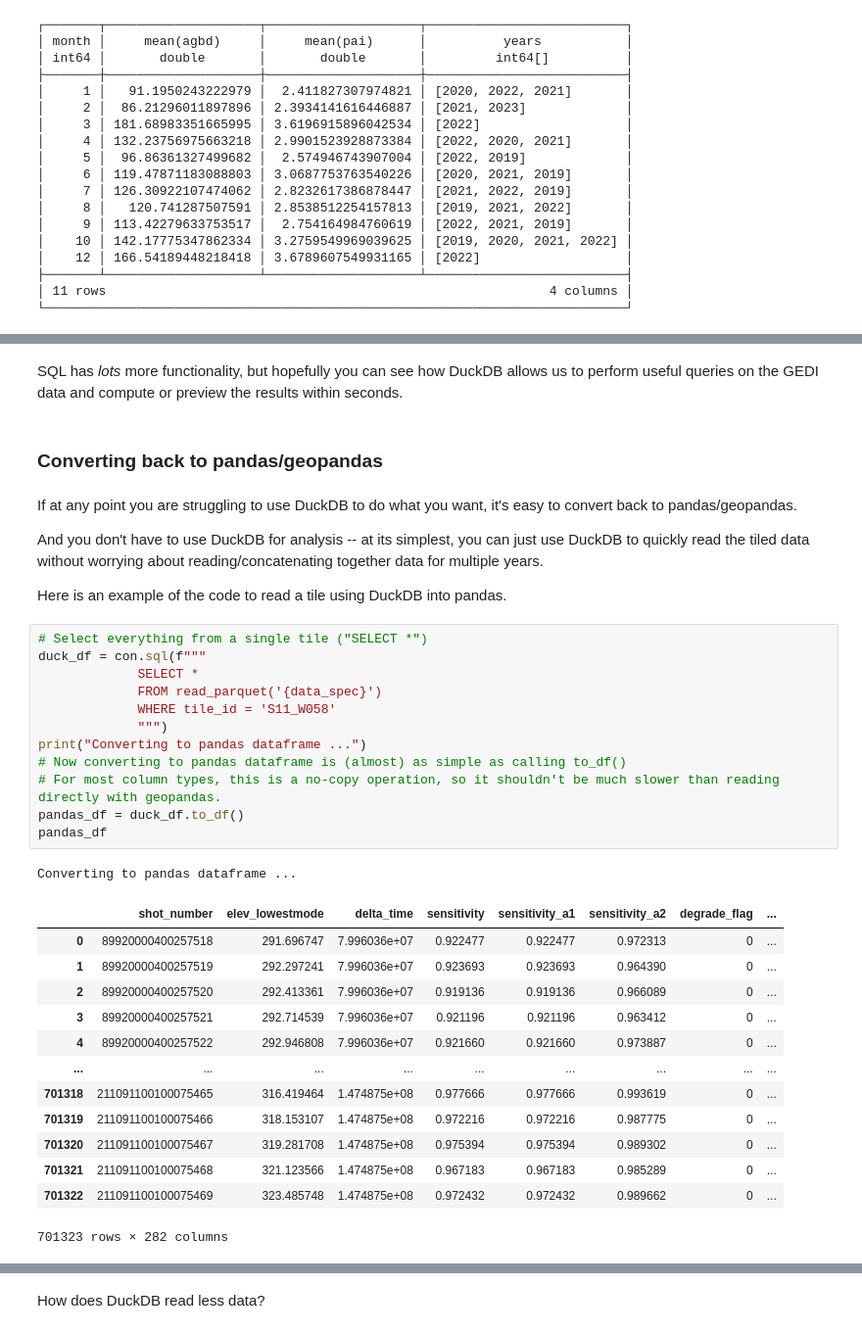
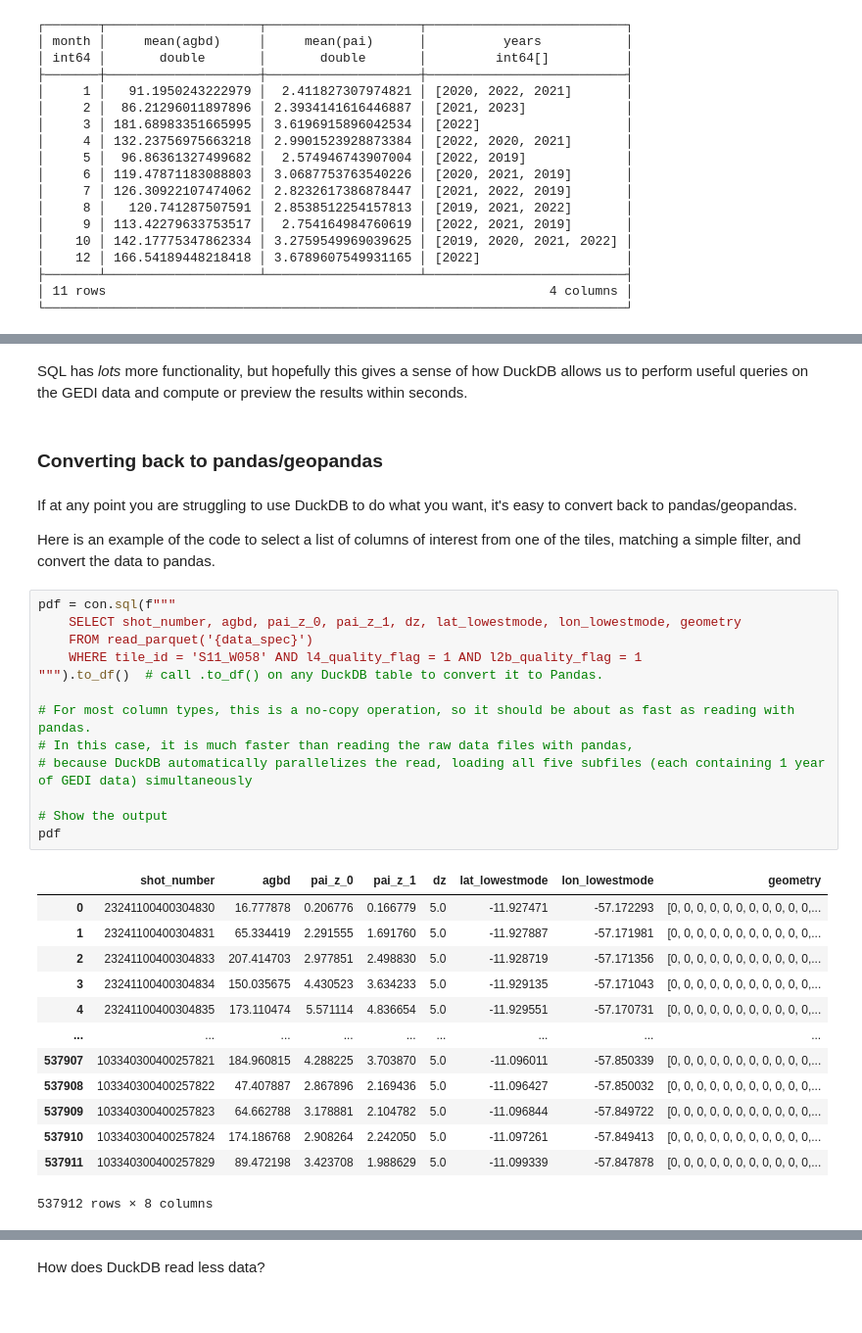
Before and after one commit to ameliaholcomb/gedi_tiler, a Jupyter notebook: tiling_demo.ipynb, the cells around one changed output, grey strips where cells are left out. Shown: that part at 98% size. Cells and saved outputs as stored; diff of their text form.

```diff
--- a/tiling_demo.ipynb
+++ b/tiling_demo.ipynb
@@ -354,41 +431,38 @@ con.sql(f"""
 # %% [markdown]
-SQL has _lots_ more functionality, but hopefully you can see how DuckDB allows us to perform useful queries on the GEDI data and compute or preview the results within seconds.
+SQL has _lots_ more functionality, but hopefully this gives a sense of how DuckDB allows us to perform useful queries on the GEDI data and compute or preview the results within seconds.
 # %% [markdown]
 ### Converting back to pandas/geopandas
 # %% [markdown]
 If at any point you are struggling to use DuckDB to do what you want, it's easy to convert back to pandas/geopandas.
 
-And you don't have to use DuckDB for analysis -- at its simplest, you can just
-use DuckDB to quickly read the tiled data without worrying about reading/concatenating together data for multiple years.
-
-Here is an example of the code to read a tile using DuckDB into pandas.
+Here is an example of the code to select a list of columns of interest from one of the tiles, matching a simple filter, and convert the data to pandas.
 # %%
-# Select everything from a single tile ("SELECT *")
-duck_df = con.sql(f"""
-             SELECT *
-             FROM read_parquet('{data_spec}')
-             WHERE tile_id = 'S11_W058'
-             """)
-print("Converting to pandas dataframe ...")
-# Now converting to pandas dataframe is (almost) as simple as calling to_df()
-# For most column types, this is a no-copy operation, so it shouldn't be much slower than reading directly with geopandas.
-pandas_df = duck_df.to_df()
-pandas_df
+pdf = con.sql(f"""
+    SELECT shot_number, agbd, pai_z_0, pai_z_1, dz, lat_lowestmode, lon_lowestmode, geometry
+    FROM read_parquet('{data_spec}')
+    WHERE tile_id = 'S11_W058' AND l4_quality_flag = 1 AND l2b_quality_flag = 1
+""").to_df()  # call .to_df() on any DuckDB table to convert it to Pandas.
+
+# For most column types, this is a no-copy operation, so it should be about as fast as reading with pandas.
+# In this case, it is much faster than reading the raw data files with pandas,
+# because DuckDB automatically parallelizes the read, loading all five subfiles (each containing 1 year of GEDI data) simultaneously
+
+# Show the output
+pdf
 # %% [output]
+|  | shot_number | agbd | pai_z_0 | pai_z_1 | dz | lat_lowestmode | lon_lowestmode | geometry |
+| 0 | 23241100400304830 | 16.777878 | 0.206776 | 0.166779 | 5.0 | -11.927471 | -57.172293 | [0, 0, 0, 0, 0, 0, 0, 0, 0, 0, 0,... |
+| 1 | 23241100400304831 | 65.334419 | 2.291555 | 1.691760 | 5.0 | -11.927887 | -57.171981 | [0, 0, 0, 0, 0, 0, 0, 0, 0, 0, 0,... |
+| 2 | 23241100400304833 | 207.414703 | 2.977851 | 2.498830 | 5.0 | -11.928719 | -57.171356 | [0, 0, 0, 0, 0, 0, 0, 0, 0, 0, 0,... |
+| 3 | 23241100400304834 | 150.035675 | 4.430523 | 3.634233 | 5.0 | -11.929135 | -57.171043 | [0, 0, 0, 0, 0, 0, 0, 0, 0, 0, 0,... |
+| 4 | 23241100400304835 | 173.110474 | 5.571114 | 4.836654 | 5.0 | -11.929551 | -57.170731 | [0, 0, 0, 0, 0, 0, 0, 0, 0, 0, 0,... |
+| ... | ... | ... | ... | ... | ... | ... | ... | ... |
+| 537907 | 103340300400257821 | 184.960815 | 4.288225 | 3.703870 | 5.0 | -11.096011 | -57.850339 | [0, 0, 0, 0, 0, 0, 0, 0, 0, 0, 0,... |
+| 537908 | 103340300400257822 | 47.407887 | 2.867896 | 2.169436 | 5.0 | -11.096427 | -57.850032 | [0, 0, 0, 0, 0, 0, 0, 0, 0, 0, 0,... |
+| 537909 | 103340300400257823 | 64.662788 | 3.178881 | 2.104782 | 5.0 | -11.096844 | -57.849722 | [0, 0, 0, 0, 0, 0, 0, 0, 0, 0, 0,... |
+| 537910 | 103340300400257824 | 174.186768 | 2.908264 | 2.242050 | 5.0 | -11.097261 | -57.849413 | [0, 0, 0, 0, 0, 0, 0, 0, 0, 0, 0,... |
+| 537911 | 103340300400257829 | 89.472198 | 3.423708 | 1.988629 | 5.0 | -11.099339 | -57.847878 | [0, 0, 0, 0, 0, 0, 0, 0, 0, 0, 0,... |
-Converting to pandas dataframe ...
+537912 rows × 8 columns
-|  | shot_number | elev_lowestmode | delta_time | sensitivity | sensitivity_a1 | sensitivity_a2 | degrade_flag | ... |
-| 0 | 89920000400257518 | 291.696747 | 7.996036e+07 | 0.922477 | 0.922477 | 0.972313 | 0 | ... |
-| 1 | 89920000400257519 | 292.297241 | 7.996036e+07 | 0.923693 | 0.923693 | 0.964390 | 0 | ... |
-| 2 | 89920000400257520 | 292.413361 | 7.996036e+07 | 0.919136 | 0.919136 | 0.966089 | 0 | ... |
-| 3 | 89920000400257521 | 292.714539 | 7.996036e+07 | 0.921196 | 0.921196 | 0.963412 | 0 | ... |
-| 4 | 89920000400257522 | 292.946808 | 7.996036e+07 | 0.921660 | 0.921660 | 0.973887 | 0 | ... |
-| ... | ... | ... | ... | ... | ... | ... | ... | ... |
-| 701318 | 211091100100075465 | 316.419464 | 1.474875e+08 | 0.977666 | 0.977666 | 0.993619 | 0 | ... |
-| 701319 | 211091100100075466 | 318.153107 | 1.474875e+08 | 0.972216 | 0.972216 | 0.987775 | 0 | ... |
-| 701320 | 211091100100075467 | 319.281708 | 1.474875e+08 | 0.975394 | 0.975394 | 0.989302 | 0 | ... |
-| 701321 | 211091100100075468 | 321.123566 | 1.474875e+08 | 0.967183 | 0.967183 | 0.985289 | 0 | ... |
-| 701322 | 211091100100075469 | 323.485748 | 1.474875e+08 | 0.972432 | 0.972432 | 0.989662 | 0 | ... |
-701323 rows × 282 columns
 # %% [markdown]
 There is one wrinkle, though: take a look at the `geometry` column in the pandas dataframe above.
 DuckDB and pandas don't use an interoperable geometry format, and it gets garbled in conversion.
```
Also changed, not shown: parts of 49 cells of this notebook.
